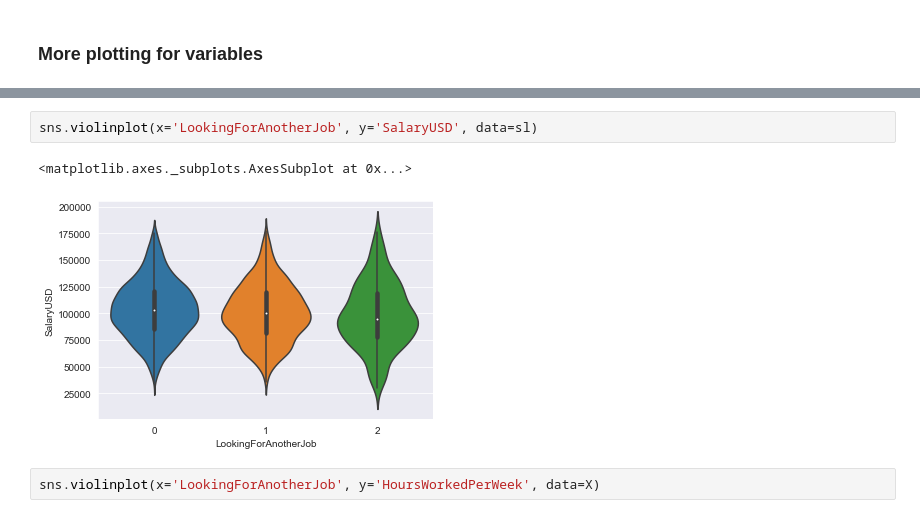
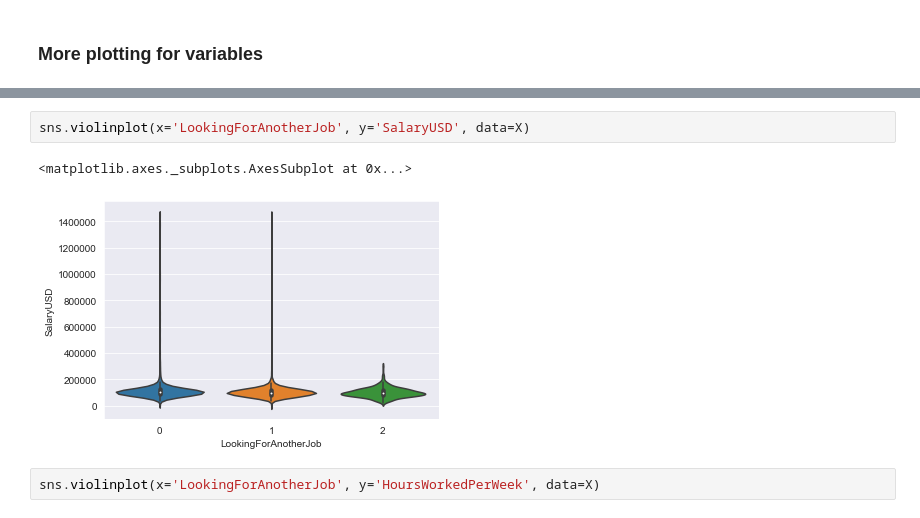
Before and after one commit to unit-00/data-professionals, a Jupyter notebook: three_groups_analysis.ipynb, the cells around one changed output, grey strips where cells are left out. Saved outputs shown, nothing was run; the diff lists cells and outputs as text.

Commit message:
In depth salary analysis

```diff
--- a/three_groups_analysis.ipynb
+++ b/three_groups_analysis.ipynb
@@ -706,8 +698,8 @@ sl = sl.loc[sl.loc[((sl['SalaryUSD'] < (sl_q3 + 1.5 * sl_iqr)) & (sl['SalaryUSD'
 # %%
-sns.violinplot(x='LookingForAnotherJob', y='SalaryUSD', data=sl)
+sns.violinplot(x='LookingForAnotherJob', y='SalaryUSD', data=X)
 # %% [output]
 <matplotlib.axes._subplots.AxesSubplot at 0x...>
-[figure, old version]
+[figure, new version]
 # %%
 sns.violinplot(x='LookingForAnotherJob', y='HoursWorkedPerWeek', data=X)
 # %% [output]
```
Also changed, not shown: parts of 29 cells of this notebook, 3 other files.
